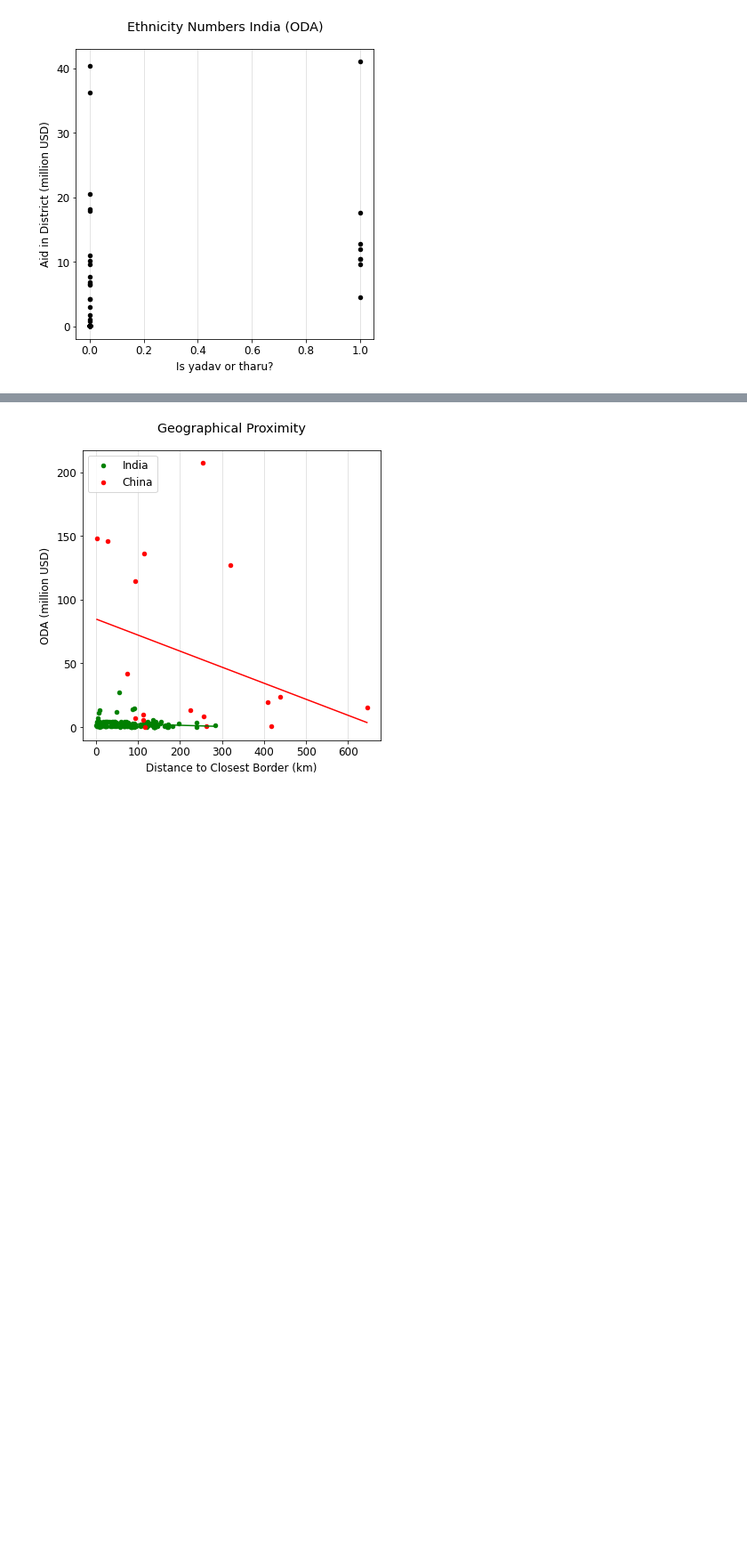
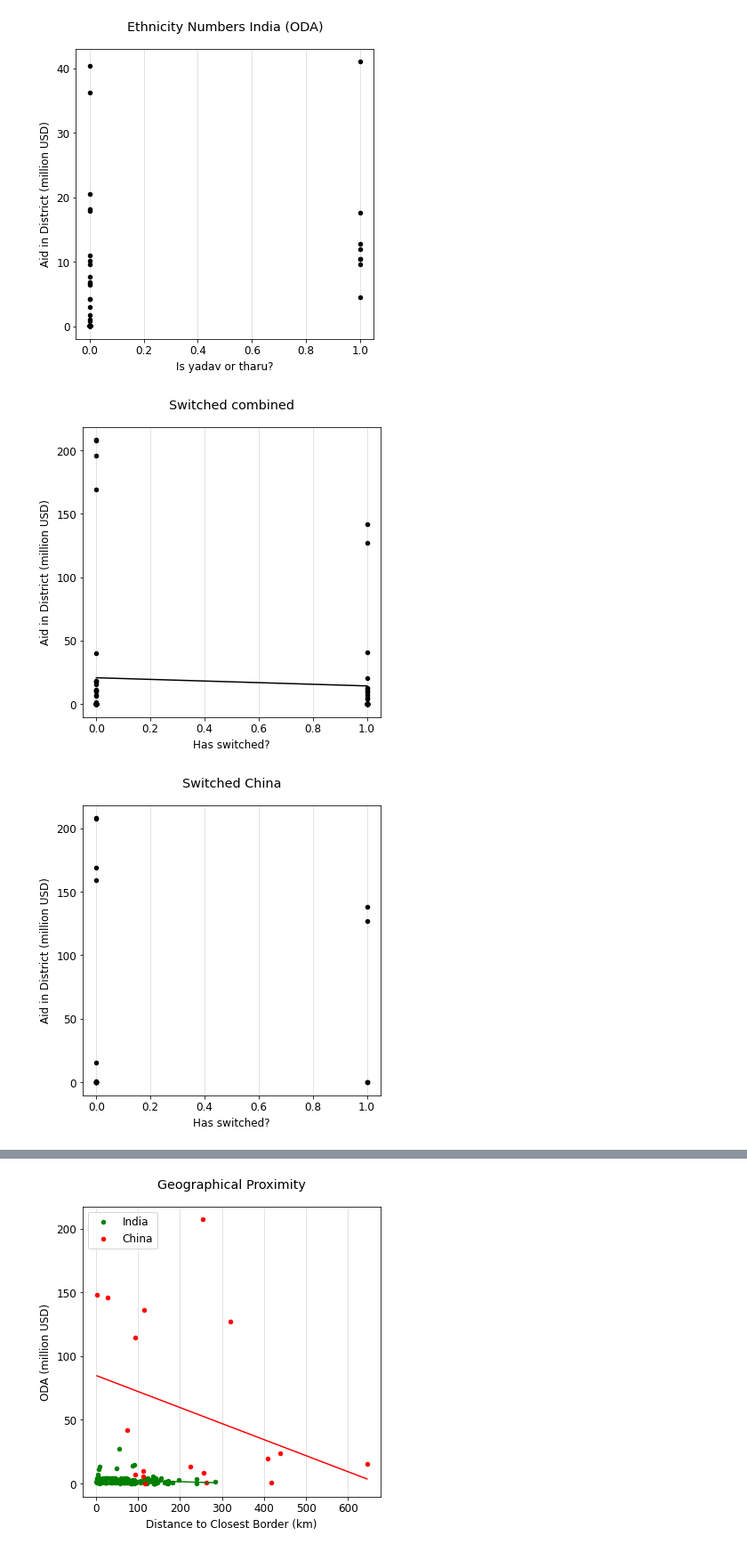
Before and after one commit to bidu19/nepal_aid_projects, a Jupyter notebook: aid_projects.ipynb, the cells around one changed output, grey strips where cells are left out. Shown at 89% size. Drawn from its saved outputs; the diff is of its cells as text; code cells hidden in the pictures; blank space fills up the shorter version.

Commit message:
add switched

```diff
--- a/aid_projects.ipynb
+++ b/aid_projects.ipynb
@@ -495,3 +495,66 @@ scatter_plot(
 # %% [output]
 [figure]
 [figure]
+# %%
+c_pro_china_first = 'pro china first'
+c_pro_china_second = 'pro china second'
+c_has_switched = 'has switched?'
+
+def get_axis(win_merged, amount):
+    has_switched = get_distr_mean(win_merged, c_has_switched)
+    amount = get_distr_sum(amount, c_amount)
+    joined = has_switched.join(amount).dropna()
+    x = joined[c_has_switched].to_numpy()
+    y = joined[c_amount].to_numpy() / 1e6
+    return x, y
+
+
+win_first_rel = win_first.dropna(subset=[c_cum_vic]).sort_values(by=['District'])
+win_first_rel[c_pro_china_first] = (win_first_rel[c_cum_vic] > 0).astype(int)
+win_first_rel = win_first_rel[[c_district, c_pro_china_first]]
+
+win_second_rel = win_second.dropna(subset=[c_cum_vic]).sort_values(by=['District'])
+win_second_rel[c_pro_china_second] = (win_second_rel[c_cum_vic] > 0).astype(int)
+win_second_rel = win_second_rel[[c_district, c_pro_china_second]]
+win_merged = win_first_rel.merge(win_second_rel, on=c_district)
+win_merged[c_has_switched] = (win_merged[c_pro_china_first] != win_merged[c_pro_china_second]).astype(int)
+
+# Combined swing theory
+x_china, y_china = get_axis(win_merged, aid)
+scatter_plot(
+    x_china,
+    y_china,
+    file_name='swing_combined',
+    title="Switched combined",
+    x_label='Has switched?',
+    y_label="Aid in District (million USD)",
+    regression=True
+)
+
+# China swing theroy
+x_china, y_china = get_axis(win_merged, aid_china)
+scatter_plot(
+    x_china,
+    y_china,
+    file_name='swing_china',
+    title="Switched China",
+    x_label='Has switched?',
+    y_label="Aid in District (million USD)",
+    regression=True
+)
+
+# india swing theroy
+x_china, y_china = get_axis(win_merged, aid_india)
+scatter_plot(
+    x_china,
+    y_china,
+    file_name='swing_india',
+    title="Switched India",
+    x_label='Has switched?',
+    y_label="Aid in District (million USD)",
+        regression=True
+
+)
+# %% [output]
+[figure, added]
+[figure, added]
```
Also changed, not shown: parts of 1 cell of this notebook, 1 other file.
